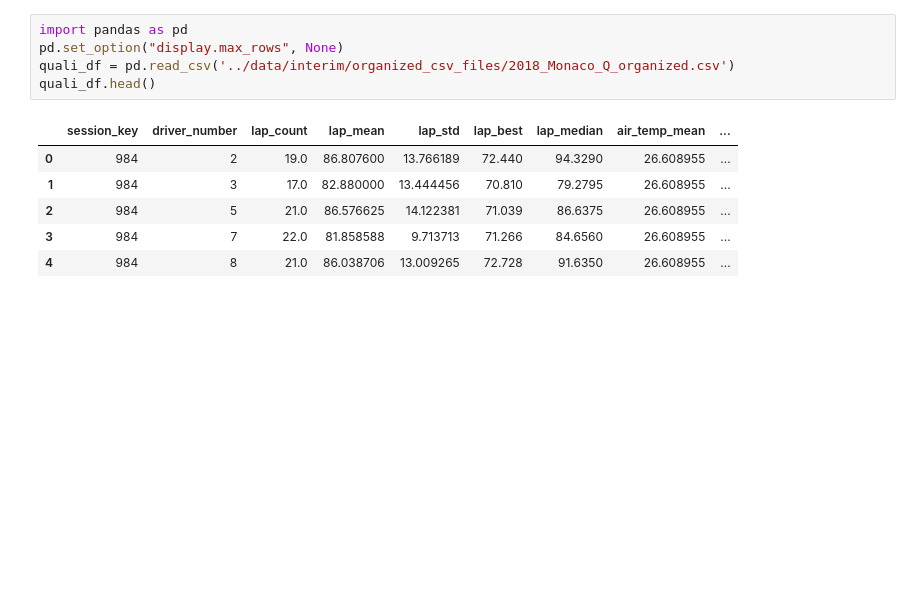
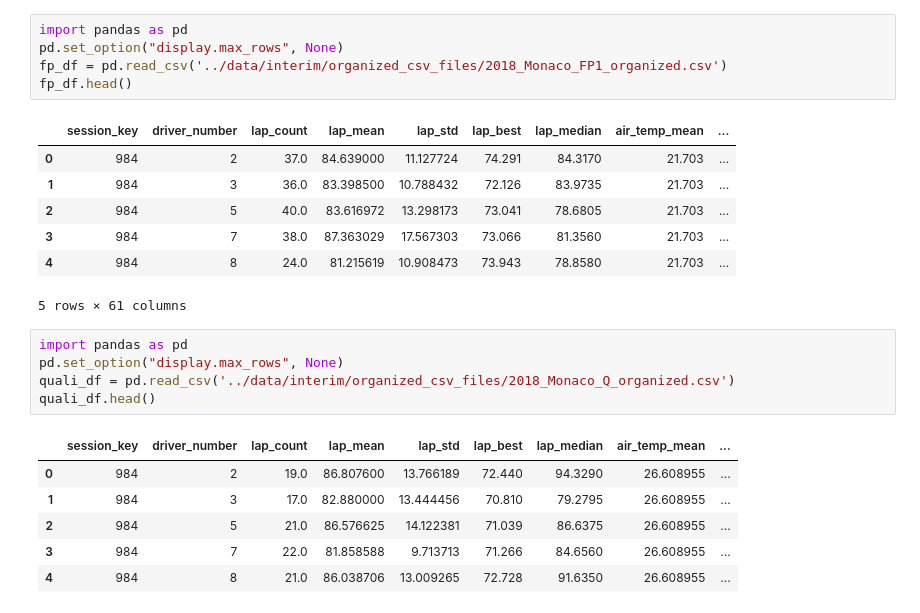
Before and after one commit to bordanattila/F1_Prediction_ML, a Jupyter notebook: notebooks/02.further_eda.ipynb, the cells around one changed output. Saved outputs shown, nothing was run; the diff lists cells and outputs as text; blank space fills up the shorter version.

```diff
--- a/notebooks/02.further_eda.ipynb
+++ b/notebooks/02.further_eda.ipynb
@@ -1,3 +1,16 @@
+# %%
+import pandas as pd
+pd.set_option("display.max_rows", None)
+fp_df = pd.read_csv('../data/interim/organized_csv_files/2018_Monaco_FP1_organized.csv')
+fp_df.head()
+# %% [output]
+|  | session_key | driver_number | lap_count | lap_mean | lap_std | lap_best | lap_median | air_temp_mean | ... |
+| 0 | 984 | 2 | 37.0 | 84.639000 | 11.127724 | 74.291 | 84.3170 | 21.703 | ... |
+| 1 | 984 | 3 | 36.0 | 83.398500 | 10.788432 | 72.126 | 83.9735 | 21.703 | ... |
+| 2 | 984 | 5 | 40.0 | 83.616972 | 13.298173 | 73.041 | 78.6805 | 21.703 | ... |
+| 3 | 984 | 7 | 38.0 | 87.363029 | 17.567303 | 73.066 | 81.3560 | 21.703 | ... |
+| 4 | 984 | 8 | 24.0 | 81.215619 | 10.908473 | 73.943 | 78.8580 | 21.703 | ... |
+5 rows × 61 columns
 # %%
 import pandas as pd
 pd.set_option("display.max_rows", None)
```
Also changed, not shown: 14 other files.
